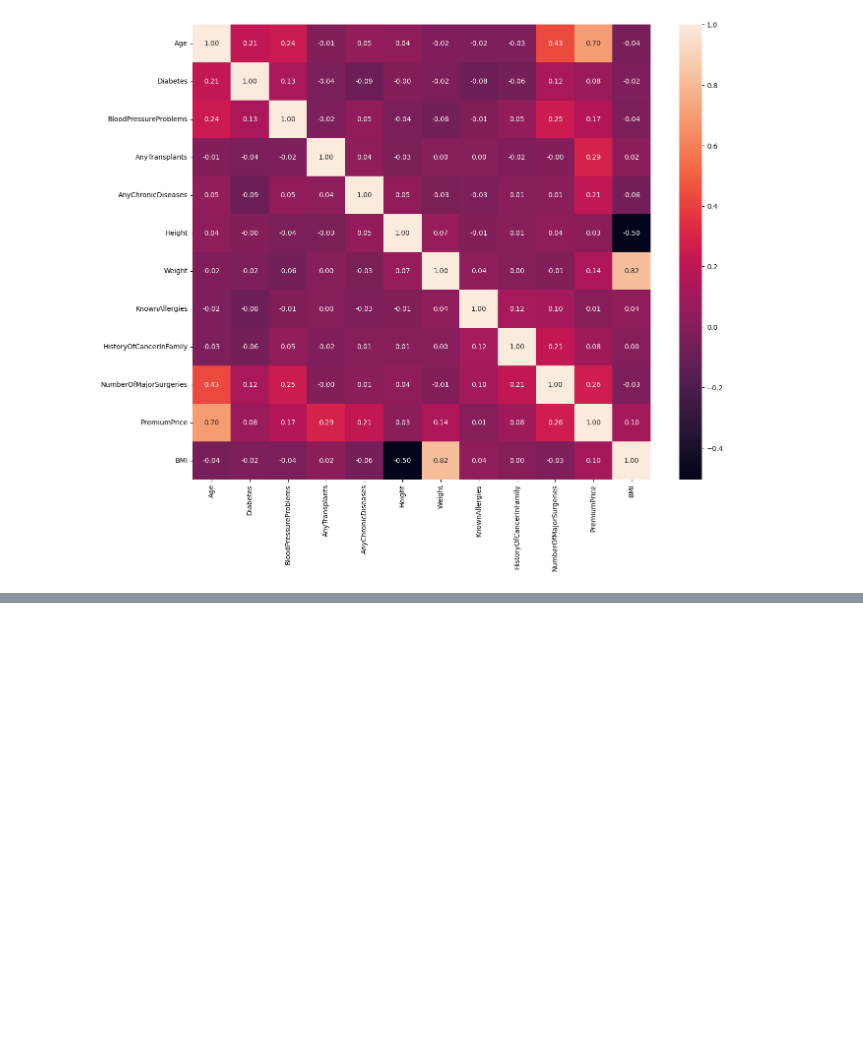
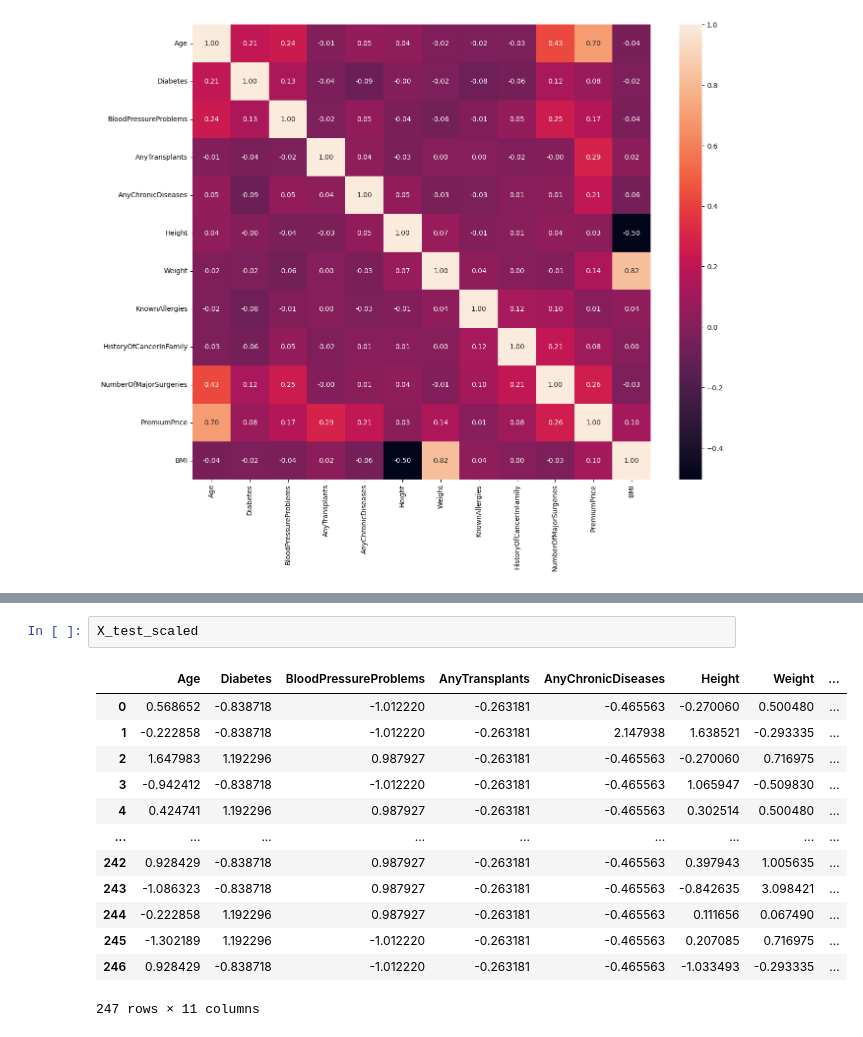
Before and after one commit to RahulHipparkar/Insurance-Premium-Prediction, a Jupyter notebook: insurance-premium-prediction.ipynb, the cells around one changed output, grey strips where cells are left out. Cells and saved outputs as stored; diff of their text form; blank space fills up the shorter version.

```diff
--- a/insurance-premium-prediction.ipynb
+++ b/insurance-premium-prediction.ipynb
@@ -802,0 +875,16 @@ plt.show()
+# %%
+X_test_scaled
+# %% [output]
+|  | Age | Diabetes | BloodPressureProblems | AnyTransplants | AnyChronicDiseases | Height | Weight | ... |
+| 0 | 0.568652 | -0.838718 | -1.012220 | -0.263181 | -0.465563 | -0.270060 | 0.500480 | ... |
+| 1 | -0.222858 | -0.838718 | -1.012220 | -0.263181 | 2.147938 | 1.638521 | -0.293335 | ... |
+| 2 | 1.647983 | 1.192296 | 0.987927 | -0.263181 | -0.465563 | -0.270060 | 0.716975 | ... |
+| 3 | -0.942412 | -0.838718 | -1.012220 | -0.263181 | -0.465563 | 1.065947 | -0.509830 | ... |
+| 4 | 0.424741 | 1.192296 | 0.987927 | -0.263181 | -0.465563 | 0.302514 | 0.500480 | ... |
+| ... | ... | ... | ... | ... | ... | ... | ... | ... |
+| 242 | 0.928429 | -0.838718 | 0.987927 | -0.263181 | -0.465563 | 0.397943 | 1.005635 | ... |
+| 243 | -1.086323 | -0.838718 | 0.987927 | -0.263181 | -0.465563 | -0.842635 | 3.098421 | ... |
+| 244 | -0.222858 | 1.192296 | 0.987927 | -0.263181 | -0.465563 | 0.111656 | 0.067490 | ... |
+| 245 | -1.302189 | 1.192296 | -1.012220 | -0.263181 | -0.465563 | 0.207085 | 0.716975 | ... |
+| 246 | 0.928429 | -0.838718 | -1.012220 | -0.263181 | -0.465563 | -1.033493 | -0.293335 | ... |
+247 rows × 11 columns
```
Also changed, not shown: parts of 13 cells of this notebook.
